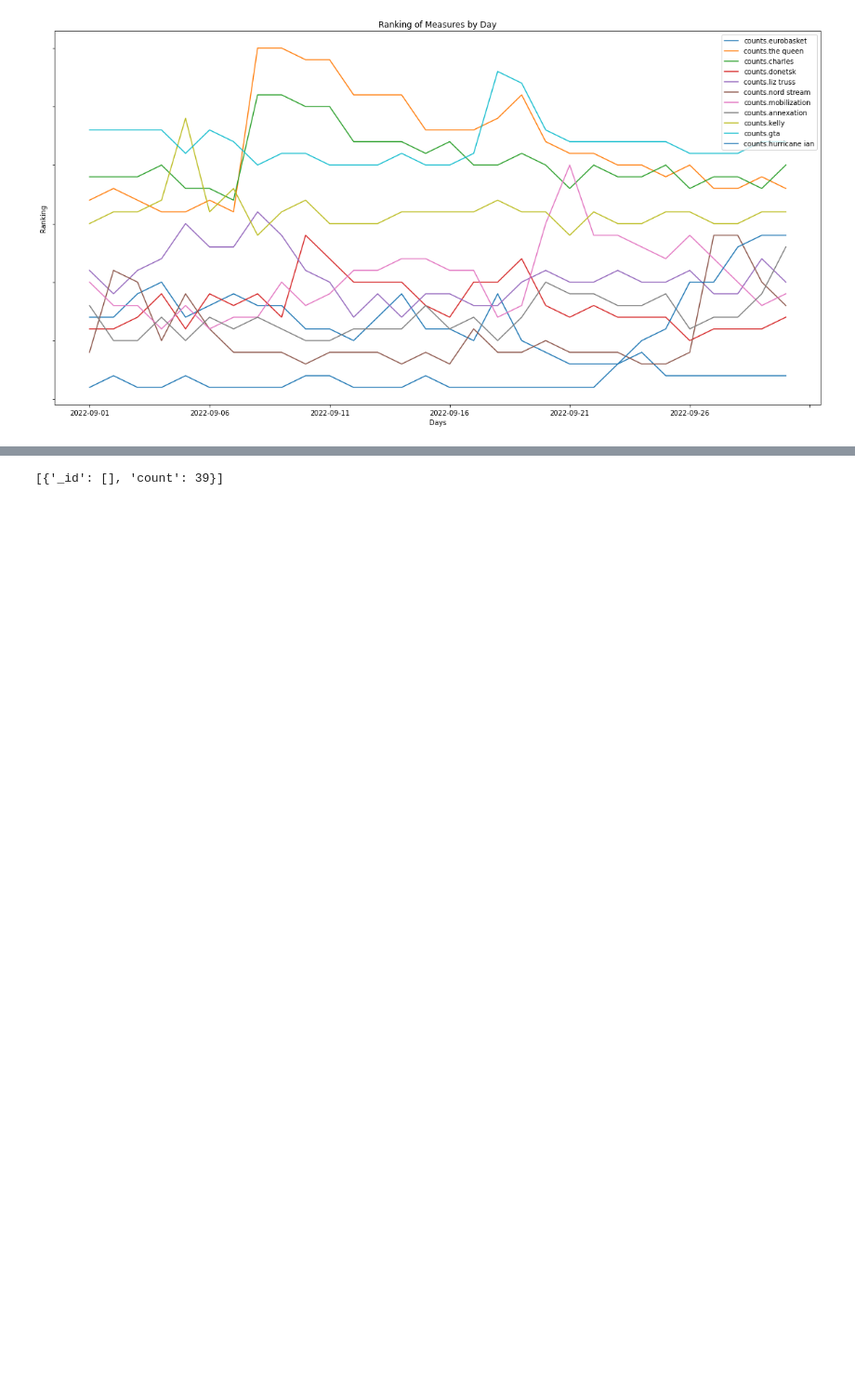
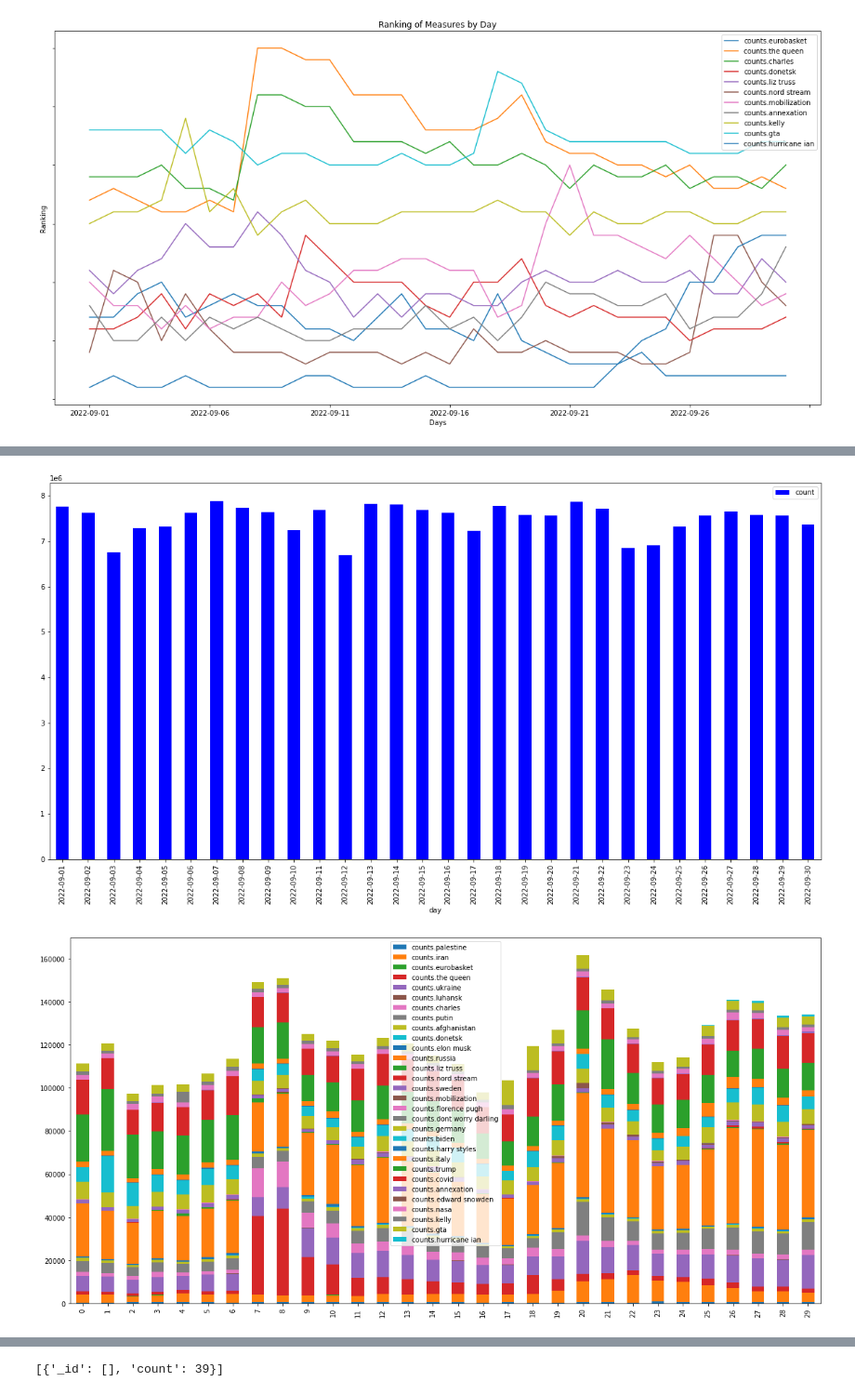
Before and after one commit to IngaKristin/Project_DE, a Jupyter notebook: Project-DE Analysis/Analysis.ipynb, the cells around one changed output, grey strips where cells are left out. Shown at 93% size. Cells and saved outputs as stored; diff of their text form; code cells hidden in the pictures; blank space fills up the shorter version.

```diff
--- a/Project-DE Analysis/Analysis.ipynb
+++ b/Project-DE Analysis/Analysis.ipynb
@@ -347,3 +412,11 @@ counts.trump        17215.0
 counts.gta           8569.0
 dtype: float64
 [figure]
+# %%
+df_result = pd.read_csv("analysis_new_final.csv")
+
+merged_df = pd.merge(df, df_result, on='day')
+
+print(merged_df)
+
+merged_df.to_csv('merged_final.csv')
@@ -349,0 +441,8 @@ dtype: float64
+# %%
+df.plot(kind= "bar", color='blue', figsize=(20,10))
+df_result.plot(kind='bar', stacked=True, figsize=(20,10))
+# plot the second bar plot on top of the first one
+plt.show()
+# %% [output]
+[figure, added]
+[figure, added]
```
Also changed, not shown: parts of 6 cells of this notebook, 3 other files.
